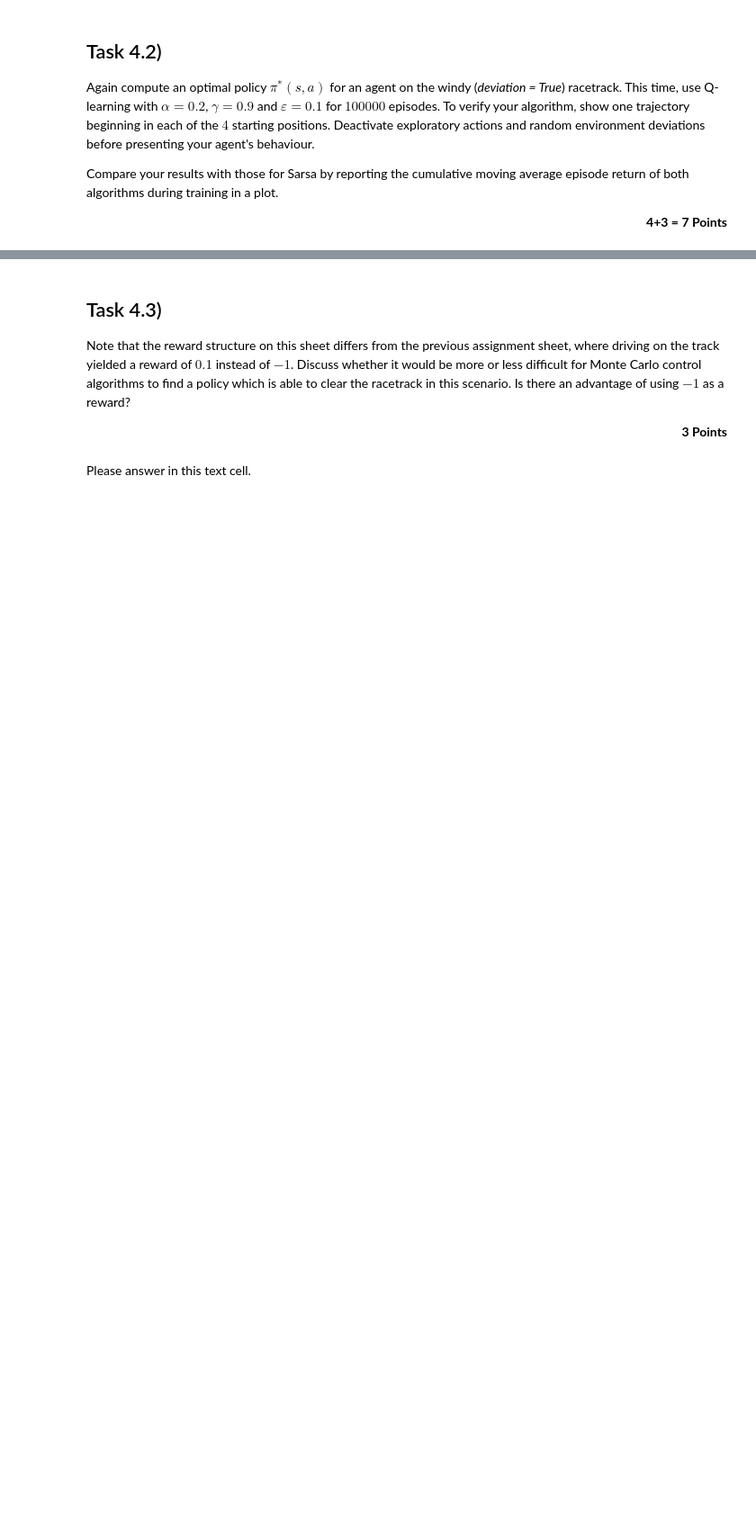
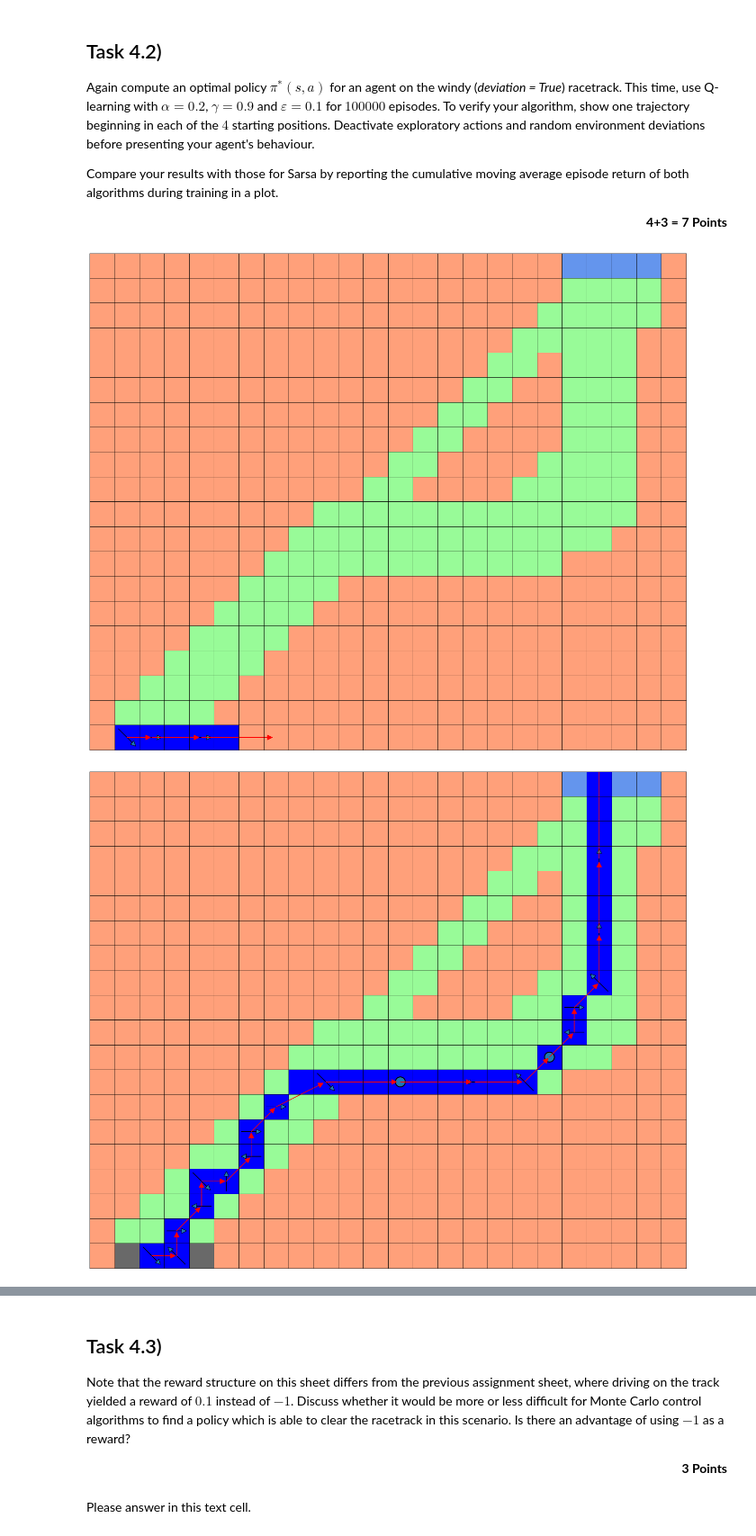
Before and after one commit to Kabilan-T/Robot_Learning, a Jupyter notebook: RL_Assignment_04/RL_Assignment_04.ipynb, the cells around one changed output, grey strips where cells are left out. Shown at 90% size. Saved outputs shown, nothing was run; the diff lists cells and outputs as text; code cells hidden in the pictures; blank space fills up the shorter version.

```diff
--- a/RL_Assignment_04/RL_Assignment_04.ipynb
+++ b/RL_Assignment_04/RL_Assignment_04.ipynb
@@ -184,0 +224,30 @@ Compare your results with those for Sarsa by reporting the cumulative moving ave
+# %%
+# The agent can start in
+startingGrid = [(19,x) for x in np.arange(1,5)]
+
+for Sy,Sx in startingGrid:
+    racer.reset() # Environment reset
+    racer.setPosition(Sy,Sx) # Set Starting position
+    done = False # Episode over flag
+    # Lists to save the trajectory and the decisions of the agent
+    actions, moves, velocities = list(), list(), list()
+    # Initial state
+    y, x = racer.getPosition()
+    [v] = racer.getVelocity()
+    # simulate until the episode is over
+    while not done:
+        # Actions possible at the current velocity
+        possibleActions = racer.getAvailableActions()
+        # Choosing greedy - action
+        s = (y,x,v)
+        a = get_action(Q,s,possibleActions,epsilon=0)
+        # Executing the action
+        y, x, [v], r, done, travel = racer.step(action = a, deviation=False)
+        # save the action move and velocity
+        actions.append(a)
+        moves.append(travel)
+        velocities.append([v])
+    drawTrajectory(moves, actions, velocities)
+# %% [output]
+[figure, added]
+[figure, added]
```
Also changed, not shown: parts of 5 cells of this notebook.
